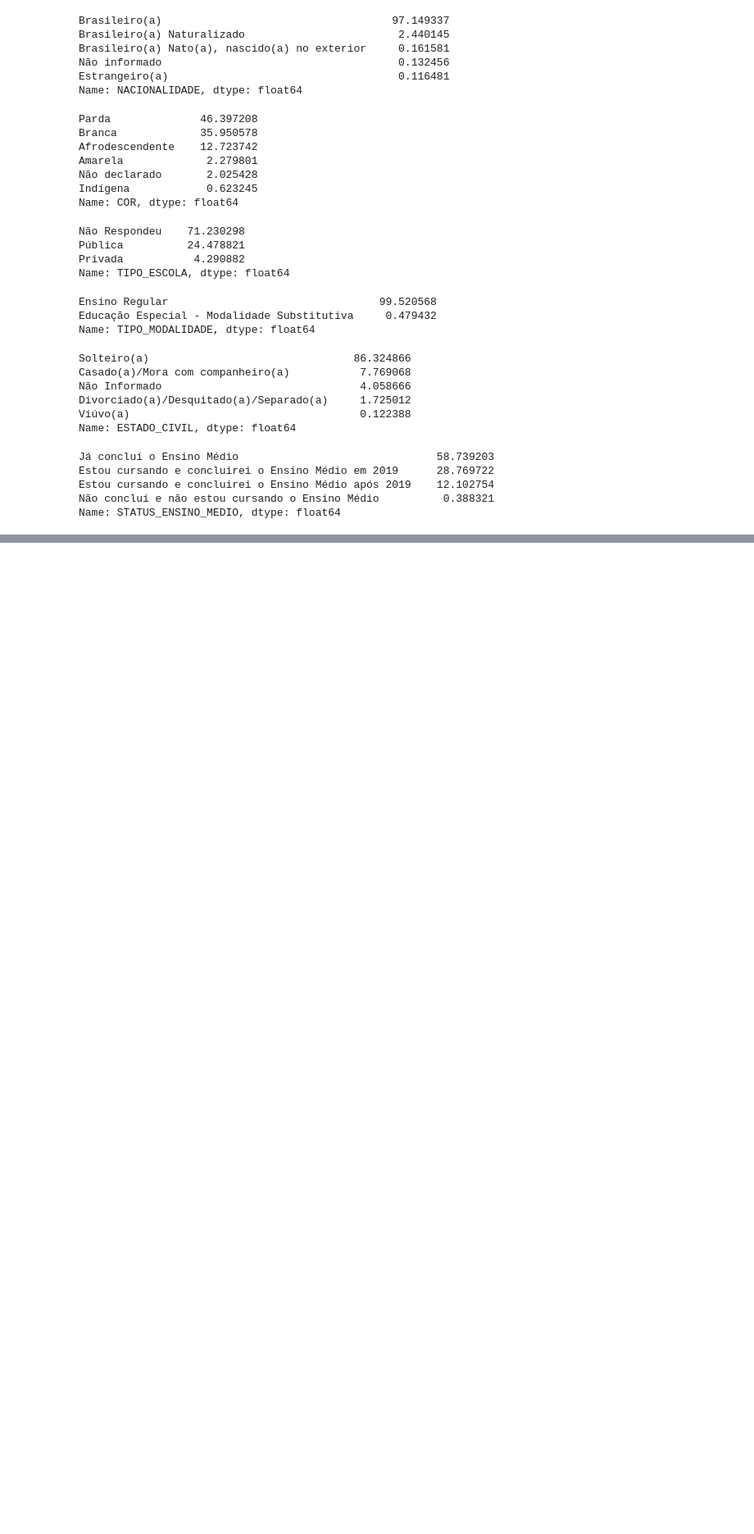
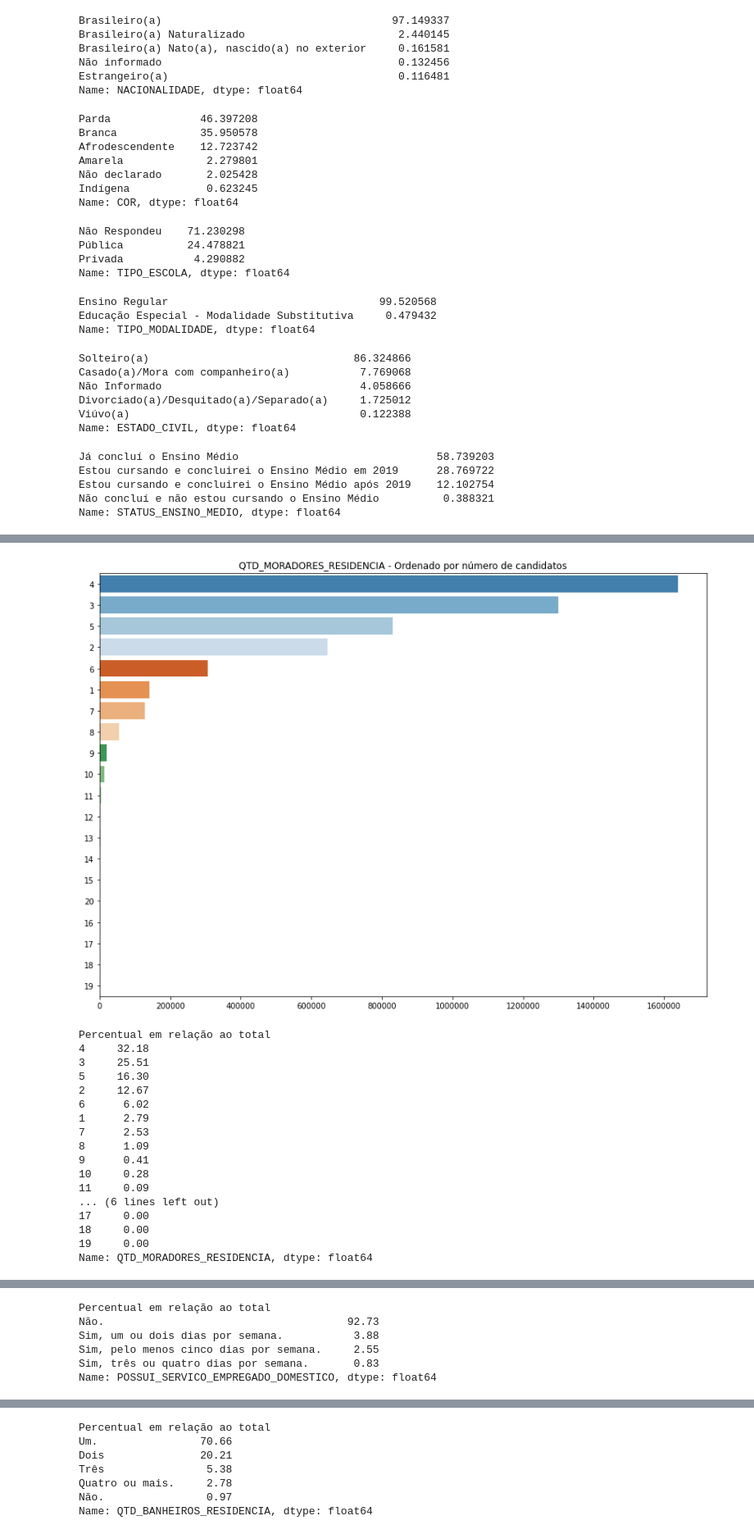
Before and after one commit to Alberto-Oliveira-Barbosa/analise_enem, a Jupyter notebook: Analise_Enem.ipynb, the cells around one changed output, grey strips where cells are left out. Shown: that part at 82% size. Saved outputs shown, nothing was run; the diff lists cells and outputs as text; code cells hidden in the pictures; blank space fills up the shorter version.

```diff
--- a/Analise_Enem.ipynb
+++ b/Analise_Enem.ipynb
@@ -575,7 +701,8 @@ provas.repartition(1).write.format('com.databricks.spark.csv').mode('overwrite')
 # %% [markdown]
 ### Dados Sócio-econômico
 # %%
-socioeconomico = dados.select(F.col('Q001').alias('ESCOLARIDADE_PAI_OU_RESPONSAVEL'),
+socioeconomico = dados.select(F.col('NU_INSCRICAO').alias('INSCRICAO'),
+                              F.col('Q001').alias('ESCOLARIDADE_PAI_OU_RESPONSAVEL'),
                               F.col('Q002').alias('ESCOLARIDADE_MAE_OU_RESPONSAVEL'),
                               F.col('Q003').alias('GRUPO_OCUPACAO_PAI'),
                               F.col('Q004').alias('GRUPO_OCUPACAO_MAE'),
@@ -674,7 +801,7 @@ for i in colunas:
                                              .when(F.col(i) == 'B', 'Um.') \
                                              .when(F.col(i) == 'C', 'Dois') \
                                              .when(F.col(i) == 'D', 'Três') \
-                                             .when(F.col(i) == 'D', 'Quatro ou mais.') \
+                                             .when(F.col(i) == 'E', 'Quatro ou mais.') \
                                              .otherwise(F.col(i)))
 # %%
 colunas =  ['TEM_ASPIRADOR_PO','TEM_DVD', 'TEM_TV_ASSINATURA','TEM_TELEFONE_FIXO',
@@ -909,0 +1198,2 @@ Name: STATUS_ENSINO_MEDIO, dtype: float64
+# %%
+pesquisa = get_refined_df(PATH_SOCIOECONOMICOS)
@@ -909,0 +1226,14 @@ Name: STATUS_ENSINO_MEDIO, dtype: float64
+# %%
+# Dados dos responáveis dos candidatos
+lista = []
+lista.extend([pesquisa[i].unique() for i in pesquisa.columns[3:5]])
+lista = np.unique(lista)
+grupos = {}
+for i in lista:
+  if(i == 'Não sei.'):
+    grupos[i] = i
+    continue
+  grupos[i] = i.split(':')[0]
+pesquisa.iloc[:,3:5] = pesquisa.iloc[:,3:5].replace(grupos)
+
+status_familiar(pesquisa, pesquisa.columns[1:5], lista[:-1])
@@ -909,0 +1294,22 @@ Name: STATUS_ENSINO_MEDIO, dtype: float64
+# %%
+# status gerais da família do candidato (renda, acesso a serviços, estado)
+status_geral(pesquisa, pesquisa.columns[5:])
+# %% [output]
+[figure, added]
+Percentual em relação ao total
+4     32.18
+3     25.51
+5     16.30
+2     12.67
+6      6.02
+1      2.79
+7      2.53
+8      1.09
+9      0.41
+10     0.28
+11     0.09
+... (6 lines left out)
+17     0.00
+18     0.00
+19     0.00
+Name: QTD_MORADORES_RESIDENCIA, dtype: float64
@@ -909,0 +1337,6 @@ Name: STATUS_ENSINO_MEDIO, dtype: float64
+Percentual em relação ao total
+Não.                                      92.73
+Sim, um ou dois dias por semana.           3.88
+Sim, pelo menos cinco dias por semana.     2.55
+Sim, três ou quatro dias por semana.       0.83
+Name: POSSUI_SERVICO_EMPREGADO_DOMESTICO, dtype: float64
@@ -909,0 +1344,7 @@ Name: STATUS_ENSINO_MEDIO, dtype: float64
+Percentual em relação ao total
+Um.                70.66
+Dois               20.21
+Três                5.38
+Quatro ou mais.     2.78
+Não.                0.97
+Name: QTD_BANHEIROS_RESIDENCIA, dtype: float64
```
Also changed, not shown: parts of 98 cells of this notebook.
